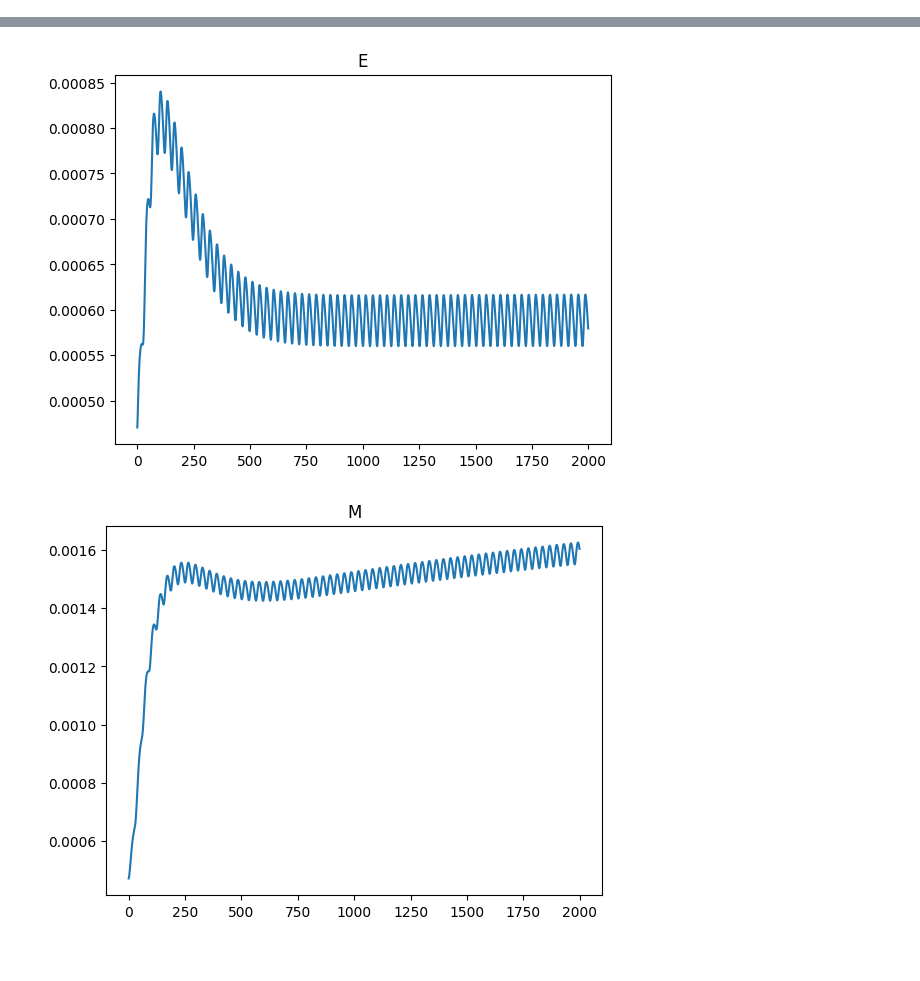
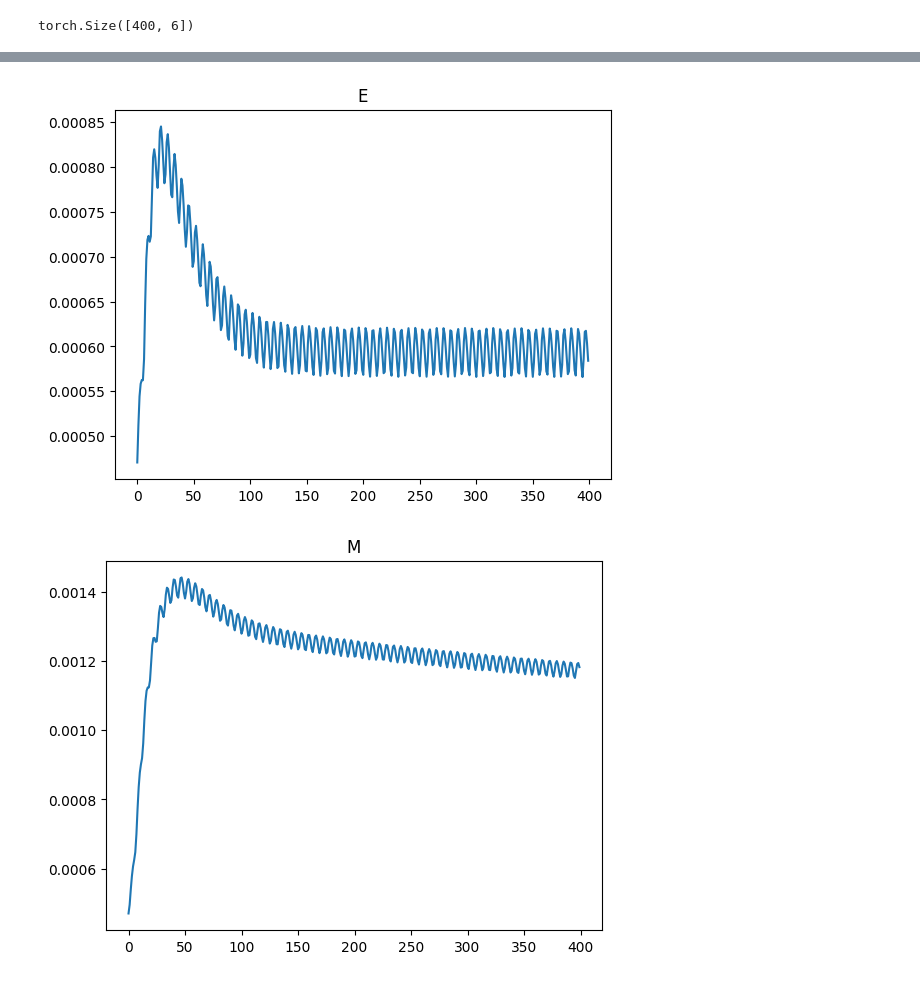
Before and after one commit to Melissa3248/gut_microbiota, a Jupyter notebook: ParameterEstim_python.ipynb, the cells around one changed output, grey strips where cells are left out. Saved outputs shown, nothing was run; the diff lists cells and outputs as text; code cells hidden in the pictures.

Commit message:
edited plots

```diff
--- a/ParameterEstim_python.ipynb
+++ b/ParameterEstim_python.ipynb
@@ -90,14 +90,21 @@ import matplotlib.pyplot as plt
 adjoint = True
 ode_integrator = odeint_adjoint if adjoint else odeint
 # %%
-n_points = 2000
+n_points = 400
 tmax = 400
 X = ode_integrator(diffeq, u0, torch.linspace(0, tmax, n_points, device=device))
+# %%
+X.shape
+# %% [output]
+torch.Size([400, 6])
 # %%
 order = ["B", "E", "M", "a", "h", "p"]
 for i in range(6):
     #plt.plot(np.arange(0,300, 3/5), X[:,i].detach())
+
     plt.plot(range(n_points), X[:,i].detach())
+    if i >2:
+        plt.hlines(u0[i], 0,n_points, colors = ['black'])
     plt.title("{}".format(order[i]))
     plt.show()
 # %% [output]
@@ -105,2 +112,2 @@ for i in range(6):
-[figure, old version]
+[figure, new version]
-[figure, old version]
+[figure, new version]
```
Also changed, not shown: parts of 2 cells of this notebook.
